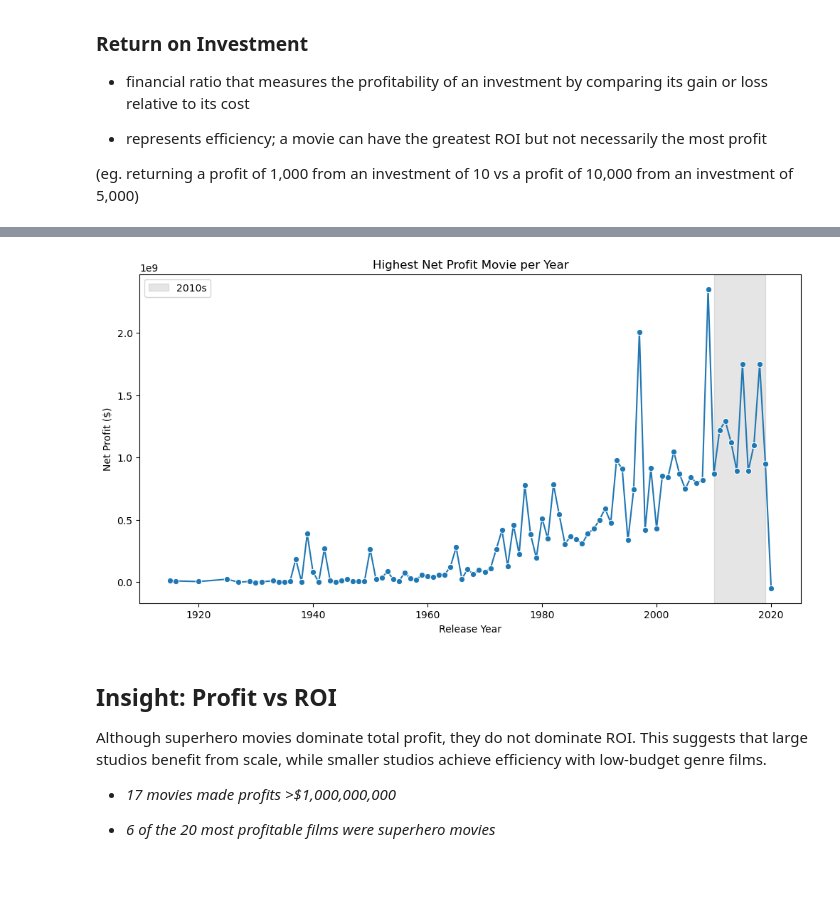
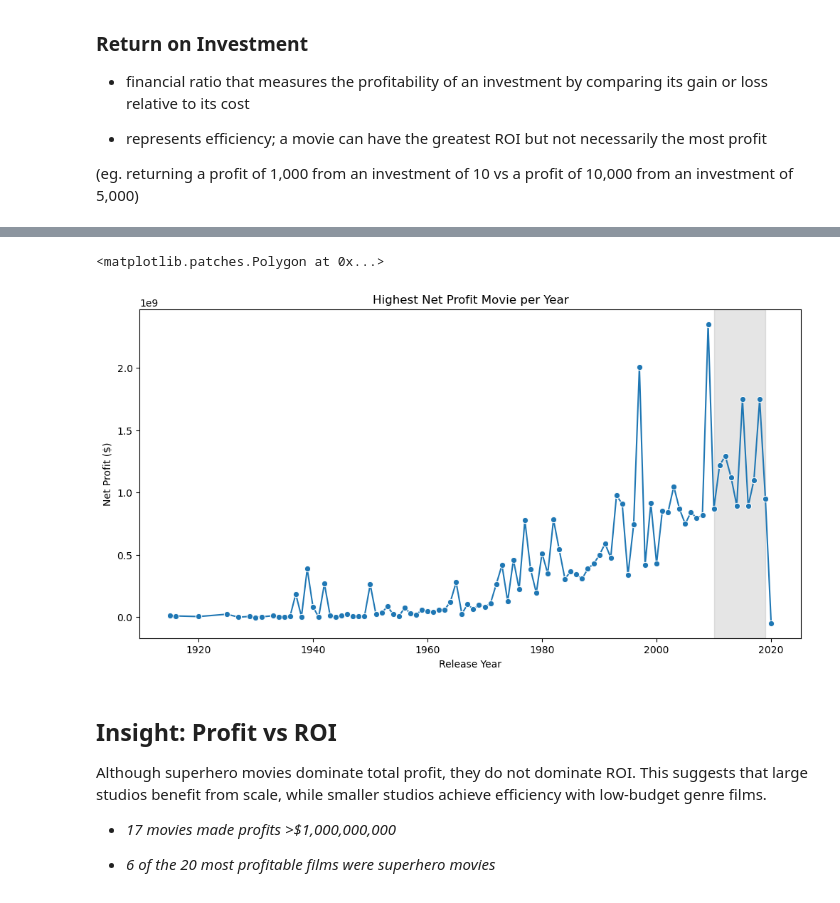
Before and after one commit to clivekinyanjui/DS-Phase_2-Group_3-Project, a Jupyter notebook: Notebook/index.ipynb, the cells around one changed output, grey strips where cells are left out. Cells and saved outputs as stored; diff of their text form; code cells hidden in the pictures.

```diff
--- a/Notebook/index.ipynb
+++ b/Notebook/index.ipynb
@@ -203,29 +184,21 @@ budget_numbers_df_clean['release_year'] = budget_numbers_df_clean['release_year'
 # %%
-
-# get top profit per year
-top_profit_per_year = (
-    budget_numbers_df_clean.groupby('release_year')['net_profit']
-    .max()
-    .reset_index()
-)
 
 # line plot
 plt.figure(figsize=(12,6))
 sns.lineplot(
     data=top_profit_per_year,
     x='release_year',
     y='net_profit',
     marker='o'
 )
 
 plt.title('Highest Net Profit Movie per Year')
 plt.xlabel('Release Year')
 plt.ylabel('Net Profit ($)')
 plt.axvspan(2010, 2019, color='gray', alpha=0.2, label='2010s')
-plt.legend()
-plt.show()
 # %% [output]
+<matplotlib.patches.Polygon at 0x...>
-[figure, old version]
+[figure, new version]
 # %% [markdown]
 ## Insight: Profit vs ROI
 Although superhero movies dominate total profit, they do not dominate ROI.
```
Also changed, not shown: parts of 27 cells of this notebook.
